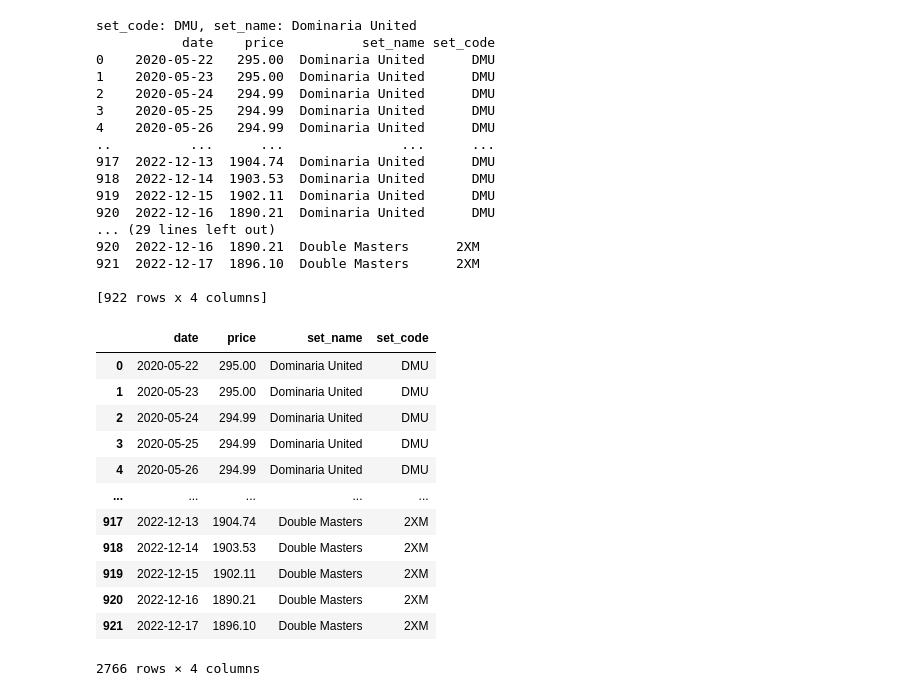
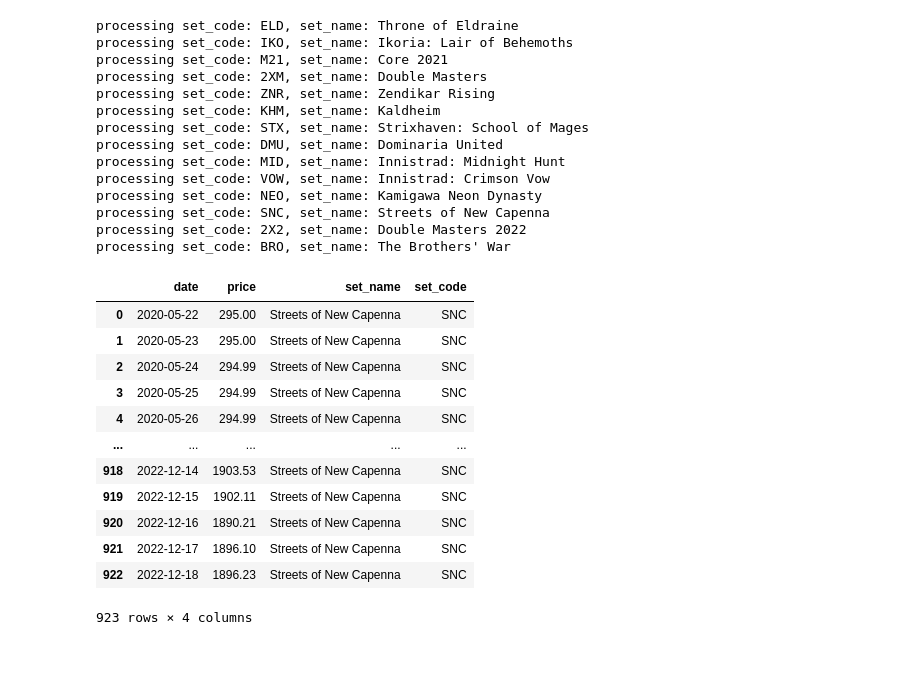
Before and after one commit to edwardpk94/mtg_price_history, a Jupyter notebook: EDA.ipynb, the cells around one changed output. Cells and saved outputs as stored; diff of their text form; code cells hidden in the pictures; blank space fills up the shorter version.

```diff
--- a/EDA.ipynb
+++ b/EDA.ipynb
@@ -55,46 +136,30 @@ dates, prices = get_data(test_url)
 # %%
 df = []
 for set in CONFIG:
+    temp_df['set_name'] = set['set_name']
+    temp_df['set_code'] = set['set_code']
+    print(f"processing set_code: {set['set_code']}, set_name: {set['set_name']}")
     dates, prices = get_data(set['URL'])
     temp_df = pd.DataFrame({'date': dates, 'price': prices})
-    temp_df['set_name'] = set['set_name']
-    temp_df['set_code'] = set['set_code']
-    print(f"set_code: {set['set_code']}, set_name: {set['set_name']}")
-    print(temp_df)
     df.append(temp_df)
 
+    # sleep for a couple of seconds to prevente getting blockedq
+    sleep_time = random.randint(2, 4)
+    time.sleep(sleep_time)
+
 df = pd.concat(df)
 # %% [output]
-set_code: DMU, set_name: Dominaria United
-           date    price          set_name set_code
-0    2020-05-22   295.00  Dominaria United      DMU
-1    2020-05-23   295.00  Dominaria United      DMU
-2    2020-05-24   294.99  Dominaria United      DMU
-3    2020-05-25   294.99  Dominaria United      DMU
-4    2020-05-26   294.99  Dominaria United      DMU
-..          ...      ...               ...      ...
-917  2022-12-13  1904.74  Dominaria United      DMU
-918  2022-12-14  1903.53  Dominaria United      DMU
-919  2022-12-15  1902.11  Dominaria United      DMU
-920  2022-12-16  1890.21  Dominaria United      DMU
-... (29 lines left out)
-920  2022-12-16  1890.21  Double Masters      2XM
-921  2022-12-17  1896.10  Double Masters      2XM
-
-[922 rows x 4 columns]
+processing set_code: ELD, set_name: Throne of Eldraine
+processing set_code: IKO, set_name: Ikoria: Lair of Behemoths
+processing set_code: M21, set_name: Core 2021
+processing set_code: 2XM, set_name: Double Masters
+processing set_code: ZNR, set_name: Zendikar Rising
+processing set_code: KHM, set_name: Kaldheim
+processing set_code: STX, set_name: Strixhaven: School of Mages
+processing set_code: DMU, set_name: Dominaria United
+processing set_code: MID, set_name: Innistrad: Midnight Hunt
+processing set_code: VOW, set_name: Innistrad: Crimson Vow
+processing set_code: NEO, set_name: Kamigawa Neon Dynasty
+processing set_code: SNC, set_name: Streets of New Capenna
+processing set_code: 2X2, set_name: Double Masters 2022
+processing set_code: BRO, set_name: The Brothers' War
-# %%
-df
-# %% [output]
-|  | date | price | set_name | set_code |
-| 0 | 2020-05-22 | 295.00 | Dominaria United | DMU |
-| 1 | 2020-05-23 | 295.00 | Dominaria United | DMU |
-| 2 | 2020-05-24 | 294.99 | Dominaria United | DMU |
-| 3 | 2020-05-25 | 294.99 | Dominaria United | DMU |
-| 4 | 2020-05-26 | 294.99 | Dominaria United | DMU |
-| ... | ... | ... | ... | ... |
-| 917 | 2022-12-13 | 1904.74 | Double Masters | 2XM |
-| 918 | 2022-12-14 | 1903.53 | Double Masters | 2XM |
-| 919 | 2022-12-15 | 1902.11 | Double Masters | 2XM |
-| 920 | 2022-12-16 | 1890.21 | Double Masters | 2XM |
-| 921 | 2022-12-17 | 1896.10 | Double Masters | 2XM |
-2766 rows × 4 columns
@@ -100,0 +168,16 @@ df
+# %%
+df[df['set_code'] == 'SNC']
+# %% [output]
+|  | date | price | set_name | set_code |
+| 0 | 2020-05-22 | 295.00 | Streets of New Capenna | SNC |
+| 1 | 2020-05-23 | 295.00 | Streets of New Capenna | SNC |
+| 2 | 2020-05-24 | 294.99 | Streets of New Capenna | SNC |
+| 3 | 2020-05-25 | 294.99 | Streets of New Capenna | SNC |
+| 4 | 2020-05-26 | 294.99 | Streets of New Capenna | SNC |
+| ... | ... | ... | ... | ... |
+| 918 | 2022-12-14 | 1903.53 | Streets of New Capenna | SNC |
+| 919 | 2022-12-15 | 1902.11 | Streets of New Capenna | SNC |
+| 920 | 2022-12-16 | 1890.21 | Streets of New Capenna | SNC |
+| 921 | 2022-12-17 | 1896.10 | Streets of New Capenna | SNC |
+| 922 | 2022-12-18 | 1896.23 | Streets of New Capenna | SNC |
+923 rows × 4 columns
```
Also changed, not shown: parts of 7 cells of this notebook.
